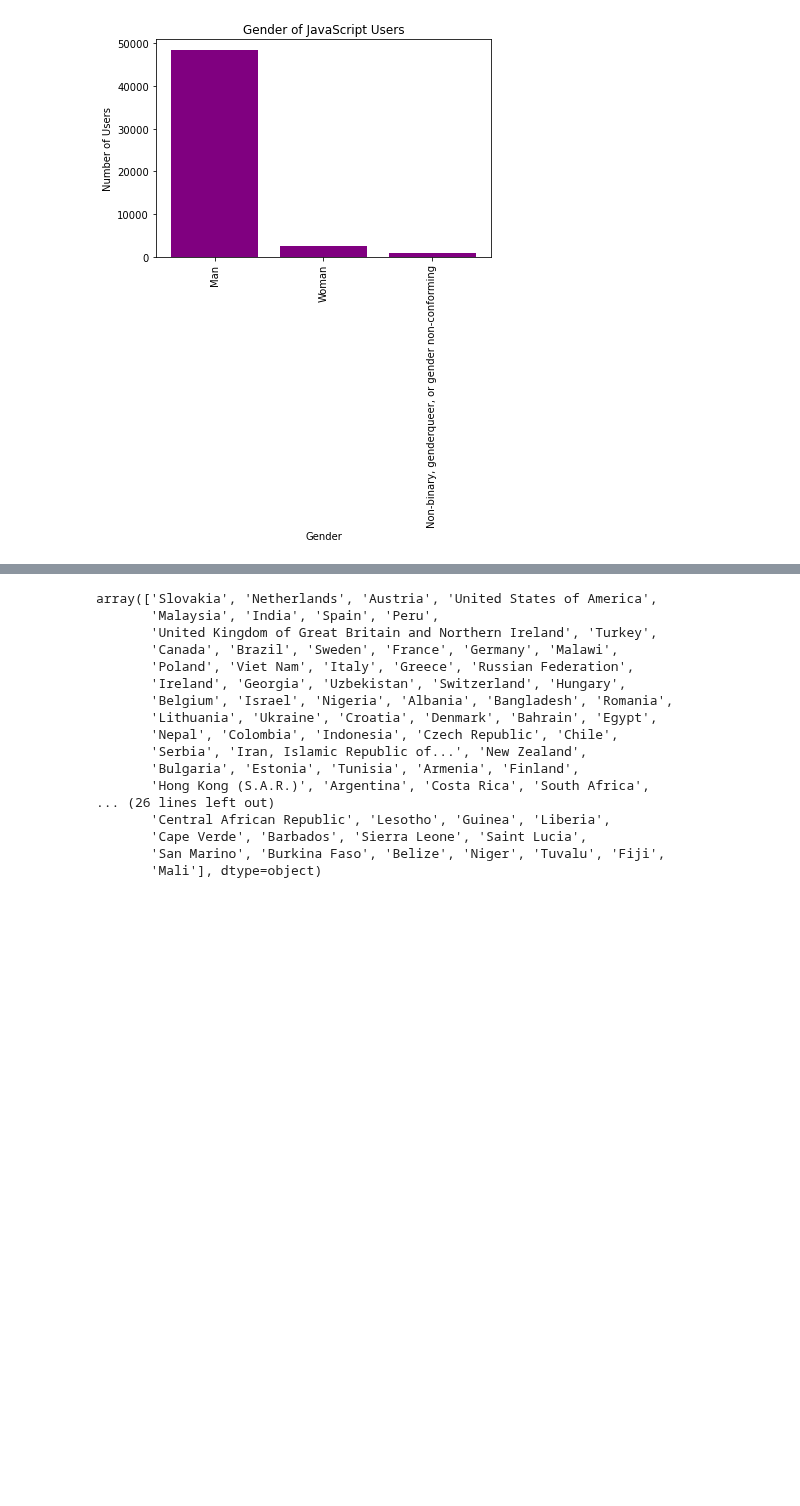
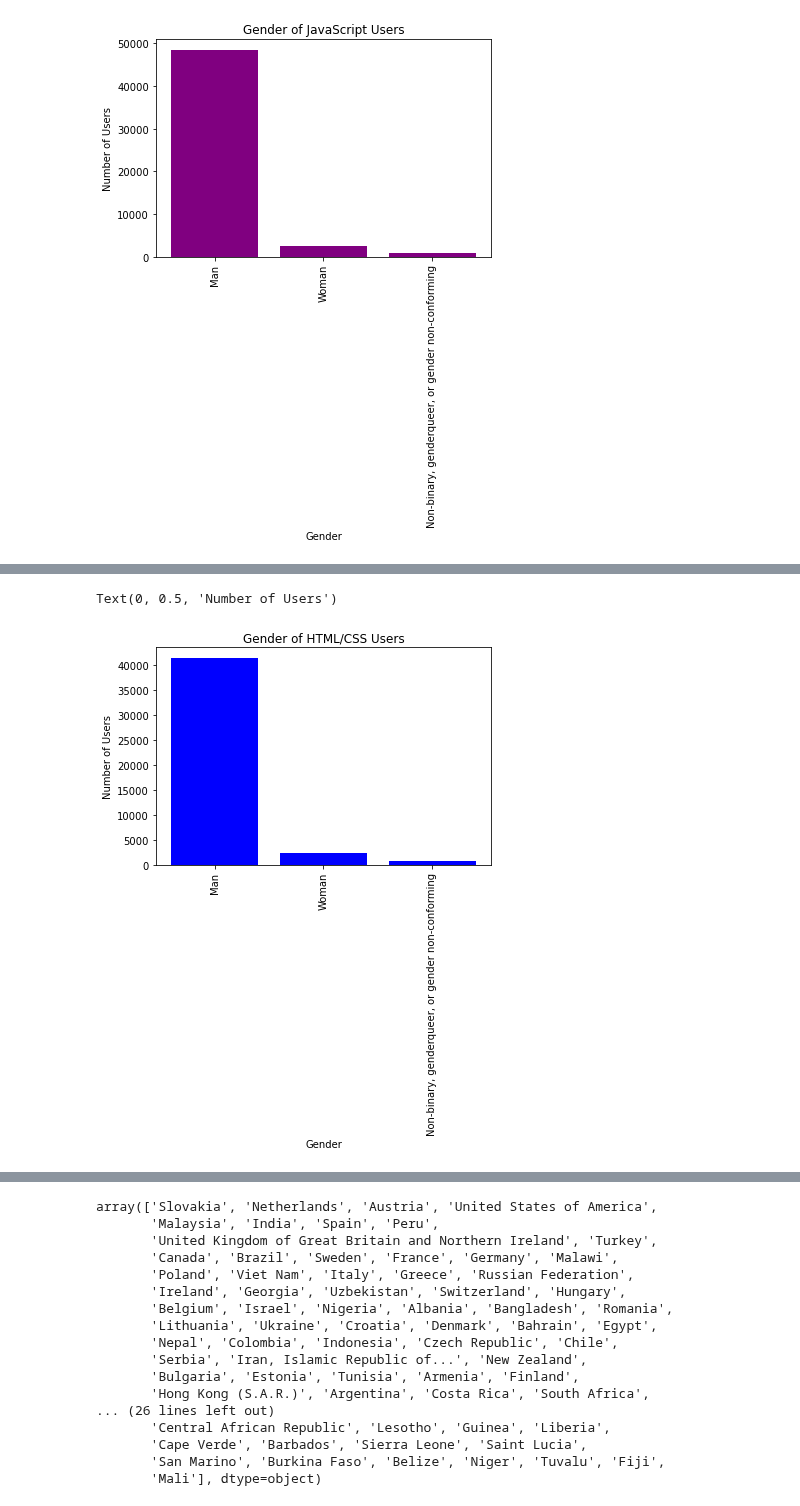
Before and after one commit to Stencoss/DataDrivenDevelopers, a Jupyter notebook: project_1.ipynb, the cells around one changed output, grey strips where cells are left out. Drawn from its saved outputs; the diff is of its cells as text; code cells hidden in the pictures; blank space fills up the shorter version.

```diff
--- a/project_1.ipynb
+++ b/project_1.ipynb
@@ -292,0 +293,11 @@ Text(0, 0.5, 'Number of Users')
+# %%
+users3 = find_js_html['Gender'].value_counts().head(3)
+x_axis = ['Man', 'Woman', 'Non-binary, genderqueer, or gender non-conforming']
+plt.bar(x_axis, users3, color='blue')
+plt.xticks(rotation=90)
+plt.title("Gender of HTML/CSS Users")
+plt.xlabel("Gender")
+plt.ylabel("Number of Users")
+# %% [output]
+Text(0, 0.5, 'Number of Users')
+[figure, added]
```
Also changed, not shown: parts of 3 cells of this notebook, 1 other file.
